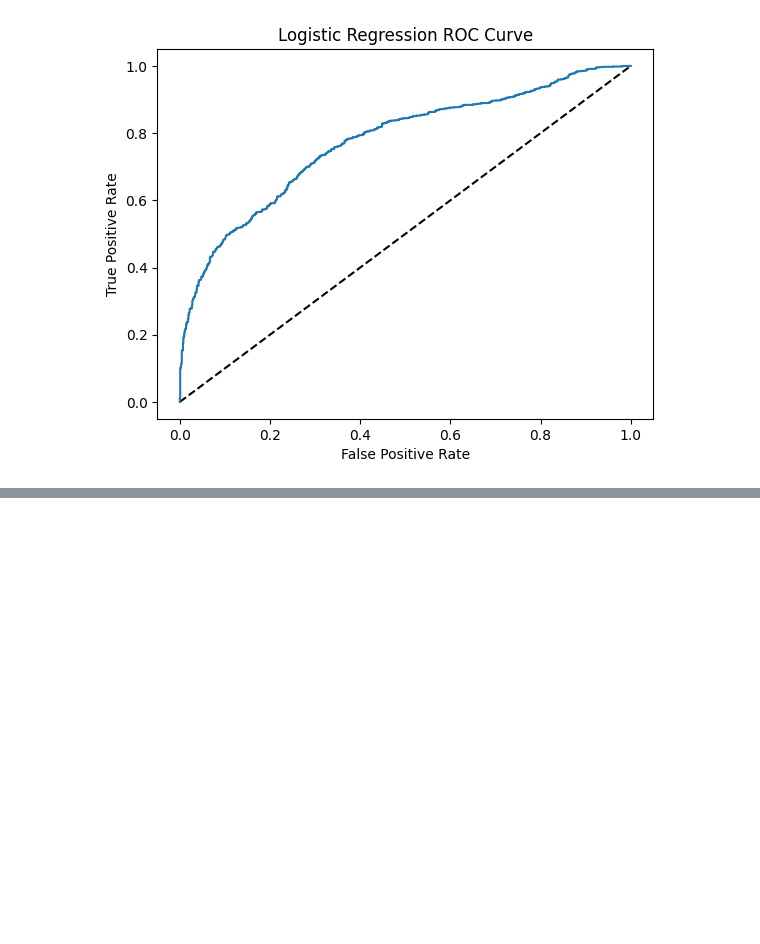
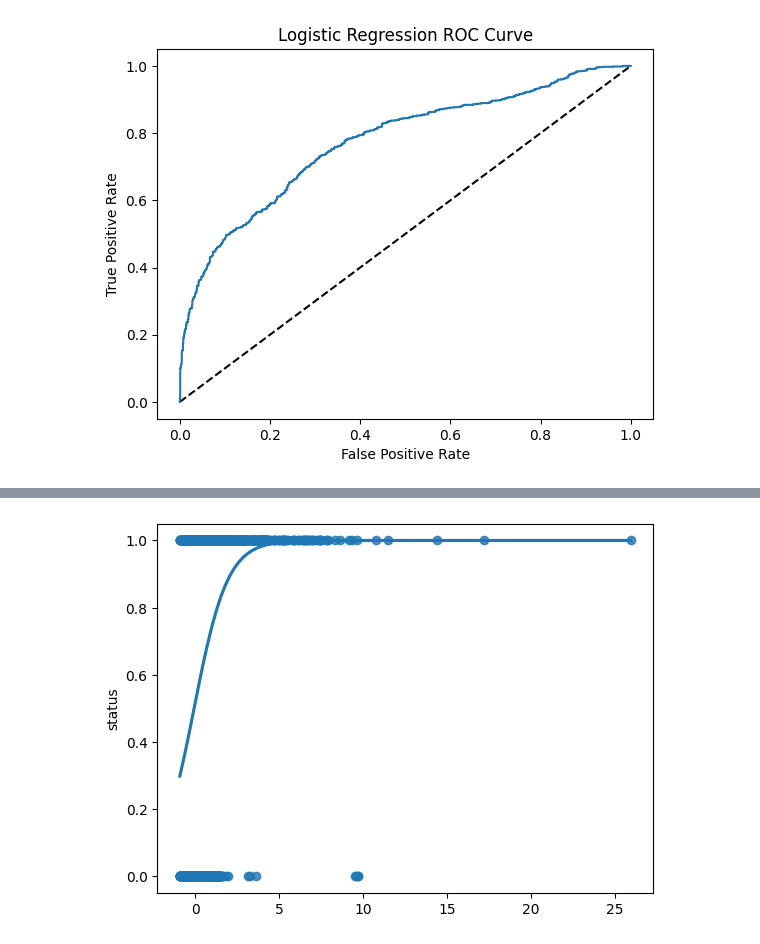
Before and after one commit to angelcast2002/Lab01-IA, a Jupyter notebook: lab01.ipynb, the cells around one changed output, grey strips where cells are left out. Drawn from its saved outputs; the diff is of its cells as text; code cells hidden in the pictures; blank space fills up the shorter version.

```diff
--- a/lab01.ipynb
+++ b/lab01.ipynb
@@ -348,0 +426,5 @@ plt.show()
+# %%
+sns.regplot(x=X_train_escaled[:, 0], y=y_train, data=model, logistic=True, ci=None)
+plt.show()
+# %% [output]
+[figure, added]
```
Also changed, not shown: parts of 9 cells of this notebook.
